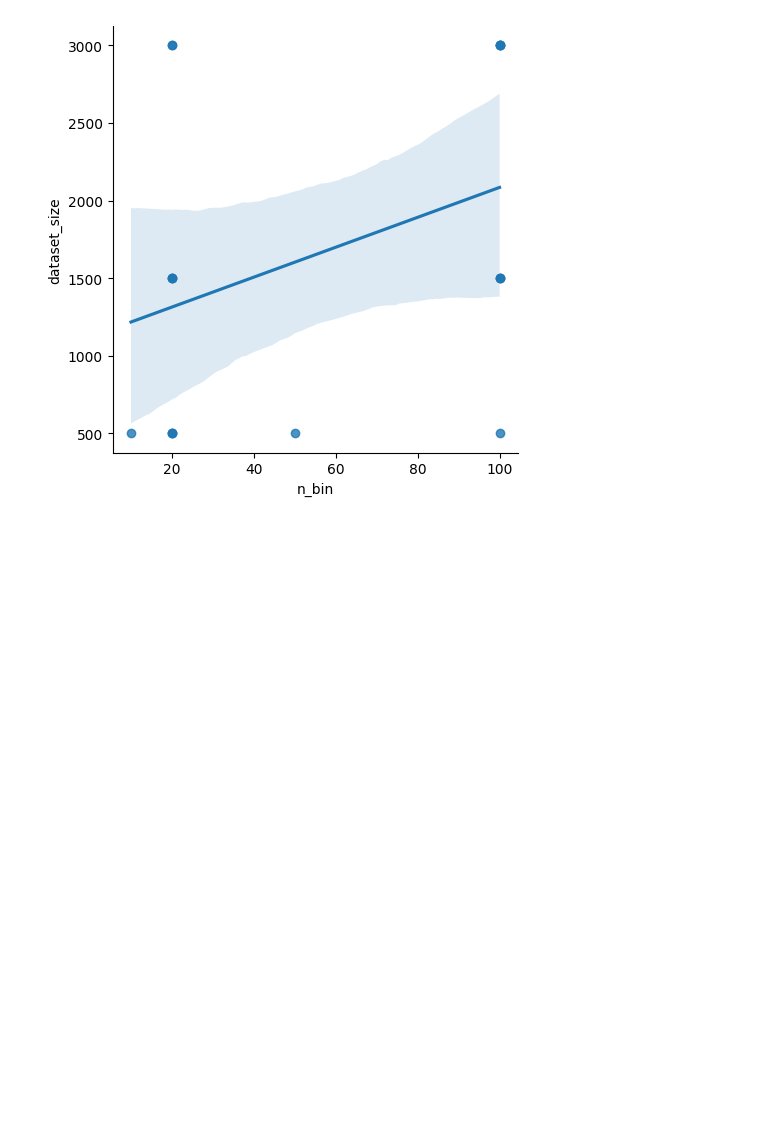
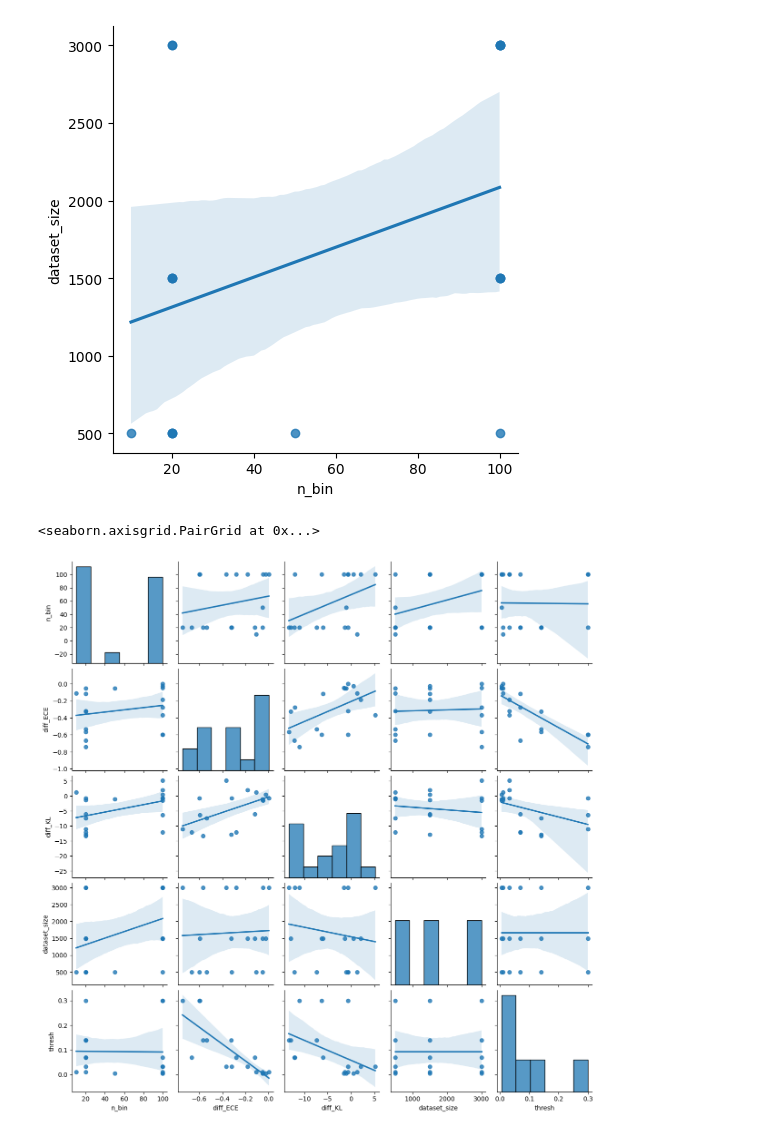
Before and after one commit to simone7monaco/rainfall-prediction, a Jupyter notebook: notebooks/cape.ipynb, the cells around one changed output. Saved outputs shown, nothing was run; the diff lists cells and outputs as text; code cells hidden in the pictures; blank space fills up the shorter version.

```diff
--- a/notebooks/cape.ipynb
+++ b/notebooks/cape.ipynb
@@ -165,9 +169,18 @@ sns.lmplot(data=df_plot, y="test/brierScore", x="thresh")
 <seaborn.axisgrid.FacetGrid at 0x...>
 [figure]
 # %%
+df_plot = df#[df['thresh']>0.1]
+
 #calculate best n_bin
-df_plot = df.loc[df.groupby(['dataset_size','thresh'])['diff_ECE'].idxmin()]
+df_plot = df_plot.loc[df_plot.groupby(['dataset_size','thresh'])['diff_ECE'].idxmin()].reset_index()
 sns.lmplot(data=df_plot, y="dataset_size", x="n_bin")
 # %% [output]
 <seaborn.axisgrid.FacetGrid at 0x...>
 [figure]
+# %%
+df_plot=df_plot[['n_bin', 'diff_ECE', 'diff_KL', 'dataset_size', 'thresh']]
+
+sns.pairplot(data=df_plot, kind='reg')
+# %% [output]
+<seaborn.axisgrid.PairGrid at 0x...>
+[figure, added]
```
Also changed, not shown: parts of 4 cells of this notebook, 1 other file.
